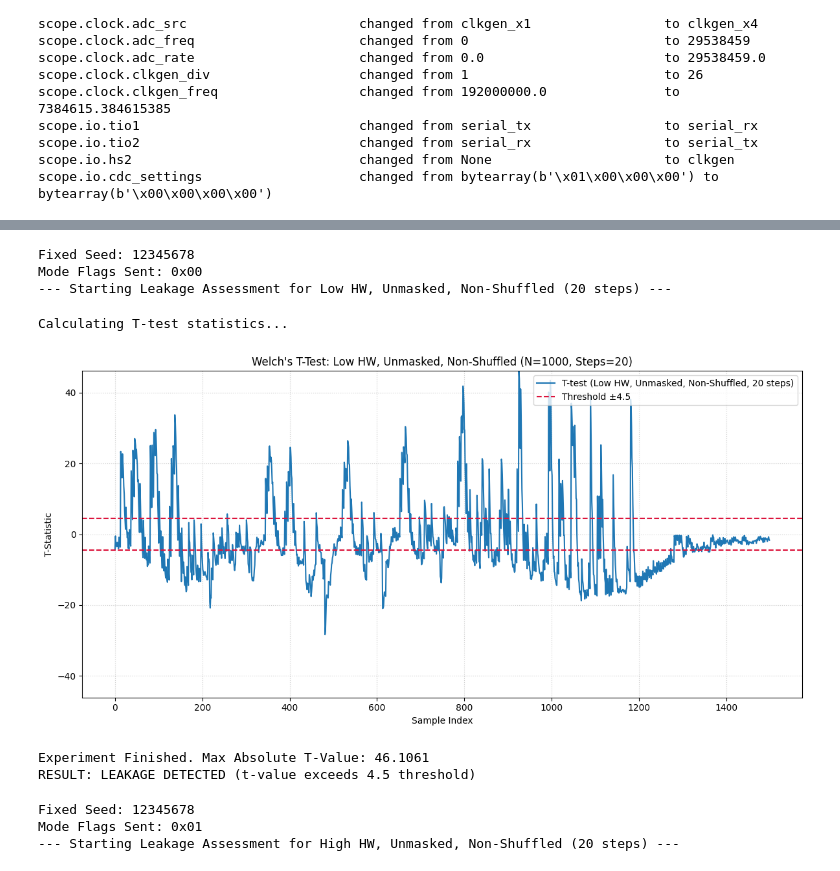
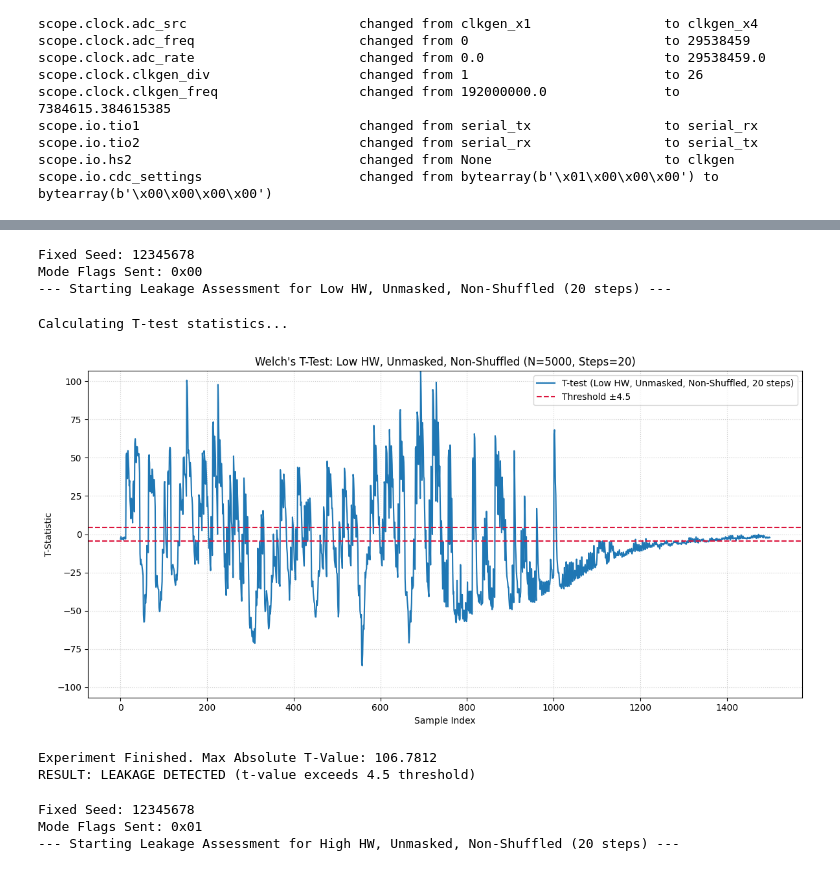
Before and after one commit to talor1321/secured_hardware_final_project, a Jupyter notebook: jupyter.ipynb, the cells around one changed output, grey strips where cells are left out. Cells and saved outputs as stored; diff of their text form; code cells hidden in the pictures.

```diff
--- a/jupyter.ipynb
+++ b/jupyter.ipynb
@@ -296,14 +297,14 @@ def run_lfsr_ttest(is_high_hw=False, num_traces=5000, num_steps=1, is_masked=Fal
 # %%
 # Executing T-test for Low Hamming Weight LFSR (Polynomial HW=5)
 # Parameters: is_high_hw=False, num_traces=5000
-run_lfsr_ttest(is_high_hw=False, num_traces=1000, num_steps=20)
+run_lfsr_ttest(is_high_hw=False, num_traces=5000, num_steps=20)
 # %% [output]
 Fixed Seed: 12345678
 Mode Flags Sent: 0x00
 --- Starting Leakage Assessment for Low HW, Unmasked, Non-Shuffled (20 steps) ---
 Calculating T-test statistics...
-[figure, old version]
+[figure, new version]
-Experiment Finished. Max Absolute T-Value: 46.1061
+Experiment Finished. Max Absolute T-Value: 106.7812
 RESULT: LEAKAGE DETECTED (t-value exceeds 4.5 threshold)
 # %%
 # Executing T-test for High Hamming Weight LFSR (Polynomial HW=15)
```
Also changed, not shown: parts of 3 cells of this notebook, 1 other file.
